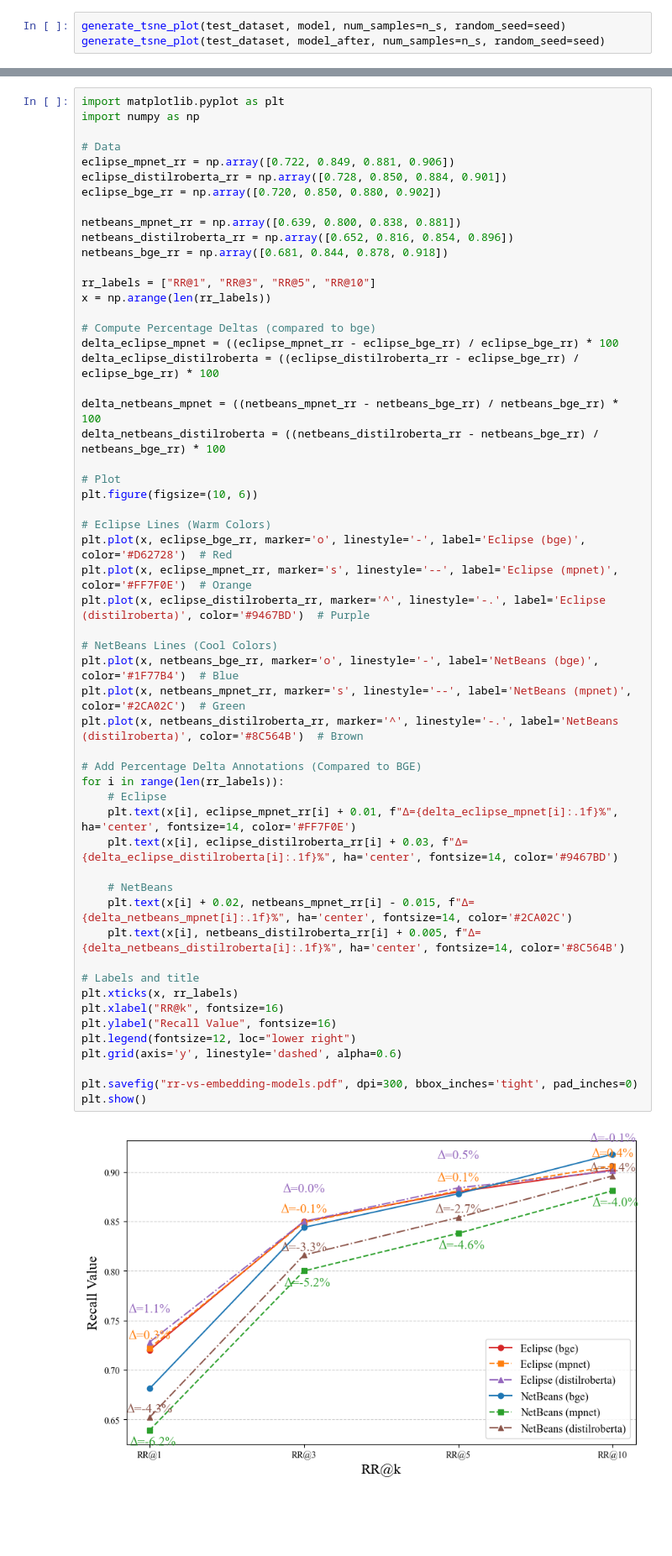
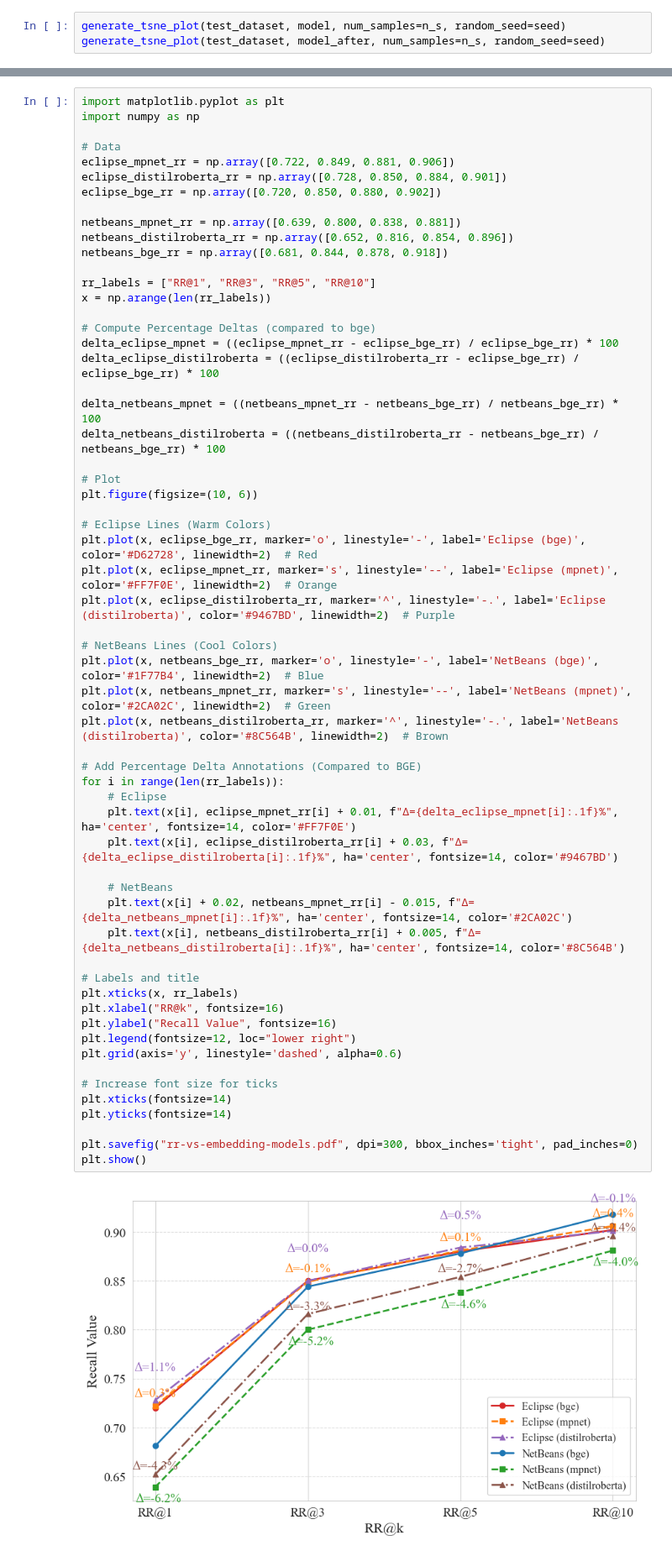
Before and after one commit to afifaniks/dedupt, a Jupyter notebook: src/visualize.ipynb, the cells around one changed output, grey strips where cells are left out. Shown at 84% size. Cells and saved outputs as stored; diff of their text form; blank space fills up the shorter version.

```diff
--- a/src/visualize.ipynb
+++ b/src/visualize.ipynb
@@ -391,40 +394,44 @@ delta_eclipse_distilroberta = ((eclipse_distilroberta_rr - eclipse_bge_rr) / ecl
 delta_netbeans_mpnet = ((netbeans_mpnet_rr - netbeans_bge_rr) / netbeans_bge_rr) * 100
 delta_netbeans_distilroberta = ((netbeans_distilroberta_rr - netbeans_bge_rr) / netbeans_bge_rr) * 100
 
 # Plot
 plt.figure(figsize=(10, 6))
 
 # Eclipse Lines (Warm Colors)
-plt.plot(x, eclipse_bge_rr, marker='o', linestyle='-', label='Eclipse (bge)', color='#D62728')  # Red
-plt.plot(x, eclipse_mpnet_rr, marker='s', linestyle='--', label='Eclipse (mpnet)', color='#FF7F0E')  # Orange
-plt.plot(x, eclipse_distilroberta_rr, marker='^', linestyle='-.', label='Eclipse (distilroberta)', color='#9467BD')  # Purple
+plt.plot(x, eclipse_bge_rr, marker='o', linestyle='-', label='Eclipse (bge)', color='#D62728', linewidth=2)  # Red
+plt.plot(x, eclipse_mpnet_rr, marker='s', linestyle='--', label='Eclipse (mpnet)', color='#FF7F0E', linewidth=2)  # Orange
+plt.plot(x, eclipse_distilroberta_rr, marker='^', linestyle='-.', label='Eclipse (distilroberta)', color='#9467BD', linewidth=2)  # Purple
 
 # NetBeans Lines (Cool Colors)
-plt.plot(x, netbeans_bge_rr, marker='o', linestyle='-', label='NetBeans (bge)', color='#1F77B4')  # Blue
-plt.plot(x, netbeans_mpnet_rr, marker='s', linestyle='--', label='NetBeans (mpnet)', color='#2CA02C')  # Green
-plt.plot(x, netbeans_distilroberta_rr, marker='^', linestyle='-.', label='NetBeans (distilroberta)', color='#8C564B')  # Brown
+plt.plot(x, netbeans_bge_rr, marker='o', linestyle='-', label='NetBeans (bge)', color='#1F77B4', linewidth=2)  # Blue
+plt.plot(x, netbeans_mpnet_rr, marker='s', linestyle='--', label='NetBeans (mpnet)', color='#2CA02C', linewidth=2)  # Green
+plt.plot(x, netbeans_distilroberta_rr, marker='^', linestyle='-.', label='NetBeans (distilroberta)', color='#8C564B', linewidth=2)  # Brown
 
 # Add Percentage Delta Annotations (Compared to BGE)
 for i in range(len(rr_labels)):
     # Eclipse
     plt.text(x[i], eclipse_mpnet_rr[i] + 0.01, f"Δ={delta_eclipse_mpnet[i]:.1f}%", ha='center', fontsize=14, color='#FF7F0E')
     plt.text(x[i], eclipse_distilroberta_rr[i] + 0.03, f"Δ={delta_eclipse_distilroberta[i]:.1f}%", ha='center', fontsize=14, color='#9467BD')
 
     # NetBeans
     plt.text(x[i] + 0.02, netbeans_mpnet_rr[i] - 0.015, f"Δ={delta_netbeans_mpnet[i]:.1f}%", ha='center', fontsize=14, color='#2CA02C')
     plt.text(x[i], netbeans_distilroberta_rr[i] + 0.005, f"Δ={delta_netbeans_distilroberta[i]:.1f}%", ha='center', fontsize=14, color='#8C564B')
 
 # Labels and title
 plt.xticks(x, rr_labels)
 plt.xlabel("RR@k", fontsize=16)
 plt.ylabel("Recall Value", fontsize=16)
 plt.legend(fontsize=12, loc="lower right")
 plt.grid(axis='y', linestyle='dashed', alpha=0.6)
 
+# Increase font size for ticks
+plt.xticks(fontsize=14)
+plt.yticks(fontsize=14)
+
 plt.savefig("rr-vs-embedding-models.pdf", dpi=300, bbox_inches='tight', pad_inches=0)
 plt.show()
 # %% [output]
-[figure, old version]
+[figure, new version]
 # %%
 import matplotlib.pyplot as plt
 import numpy as np
```
Also changed, not shown: parts of 5 cells of this notebook.
